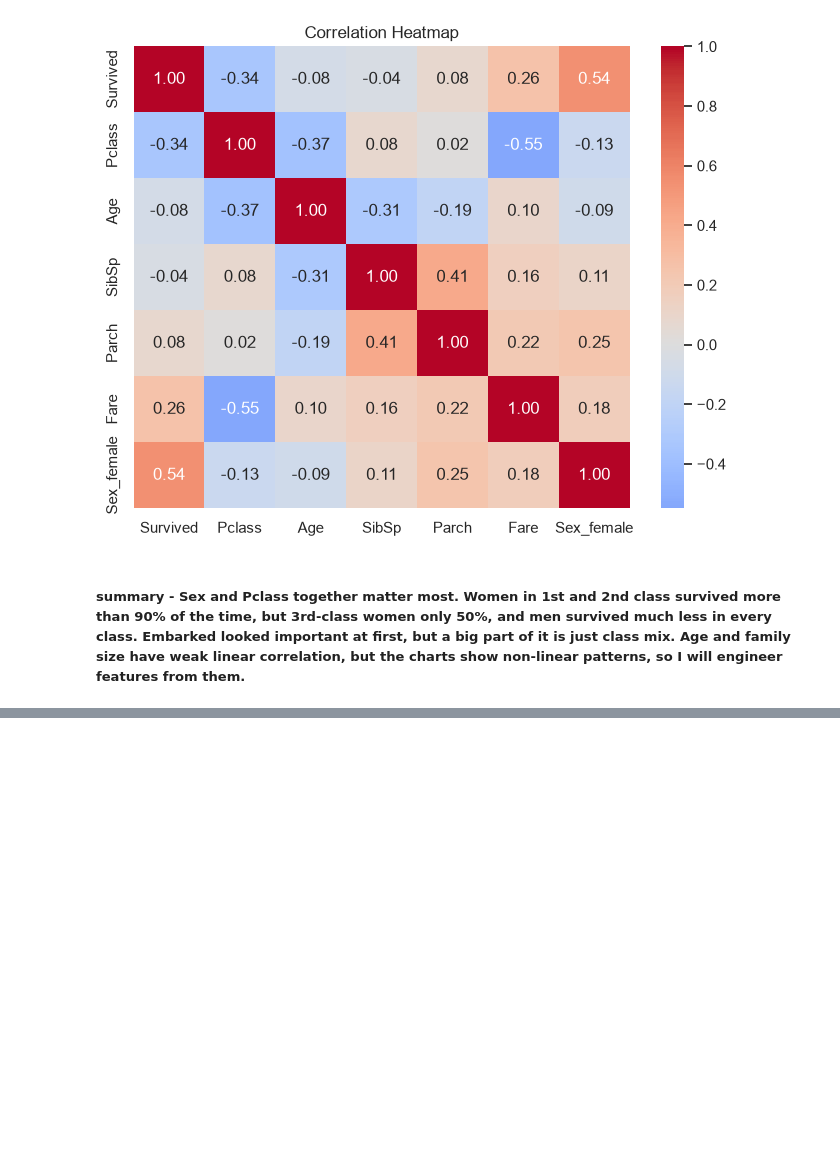
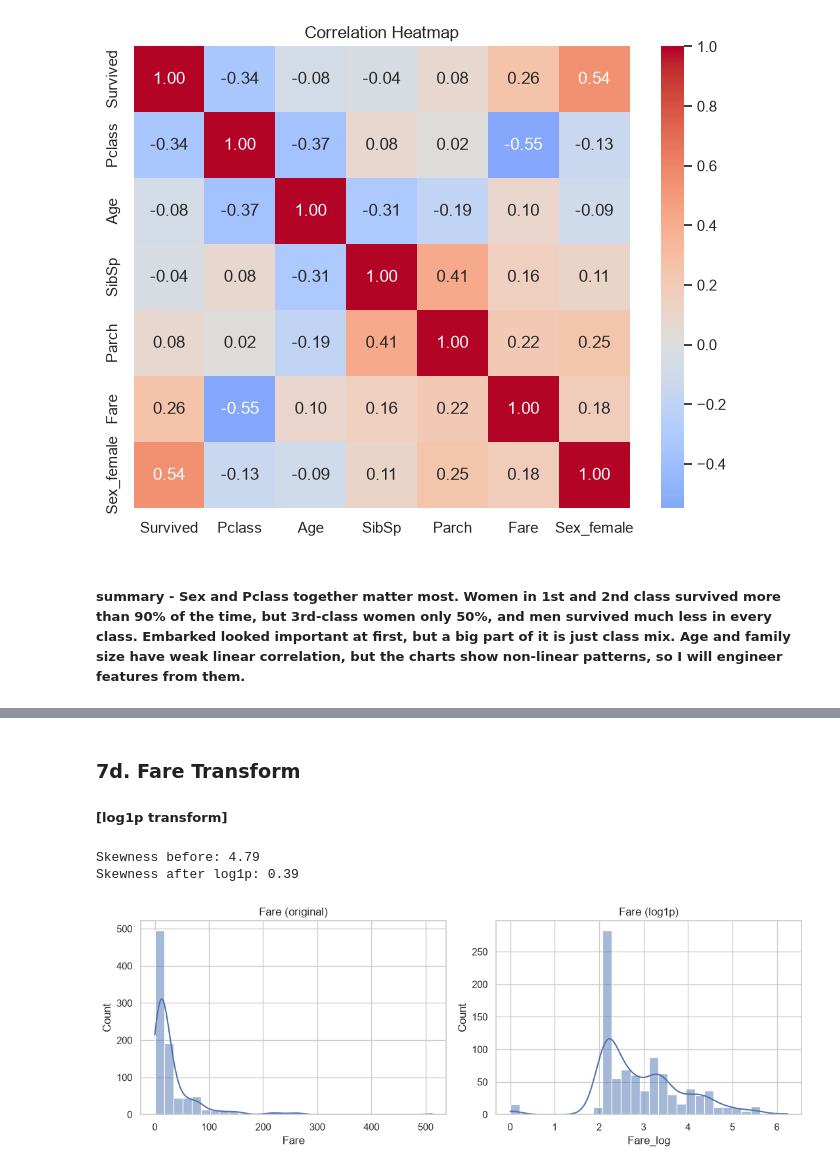
Before and after one commit to Tariqul-stack/titanic-survival-prediction, a Jupyter notebook: notebooks/01_eda.ipynb, the cells around one changed output, grey strips where cells are left out. Drawn from its saved outputs; the diff is of its cells as text; code cells hidden in the pictures; blank space fills up the shorter version.

```diff
--- a/notebooks/01_eda.ipynb
+++ b/notebooks/01_eda.ipynb
@@ -473,0 +478,5 @@ plt.show()
+# %%
+feat = df.copy()
+
+feat["Title"] = feat["Name"].str.extract(r",\s*([^\.]+)\.", expand=False).str.strip()
+print(feat["Title"].value_counts())
@@ -473,0 +505,13 @@ plt.show()
+# %%
+title_map = {"Mlle": "Miss", "Ms": "Miss", "Mme": "Mrs"}
+feat["Title"] = feat["Title"].replace(title_map)
+
+common = ["Mr", "Mrs", "Miss", "Master"]
+feat["Title"] = feat["Title"].where(feat["Title"].isin(common), "Rare")
+
+title_stats = feat.groupby("Title")["Survived"].agg(["mean", "count"])
+title_stats["survival_rate_%"] = (title_stats["mean"] * 100).round(1)
+display(title_stats[["survival_rate_%", "count"]].sort_values("survival_rate_%", ascending=False))
+
+print("Median Age by Title:")
+display(feat.groupby("Title")["Age"].median())
@@ -473,0 +537,5 @@ plt.show()
+# %%
+feat["has_cabin"] = feat["Cabin"].notnull().astype(int)
+
+display((feat.groupby("has_cabin")["Survived"].agg(["mean", "count"])))
+display((pd.crosstab(feat["has_cabin"], feat["Pclass"], normalize="columns") * 100).round(1))
@@ -473,0 +554,9 @@ plt.show()
+# %%
+feat["FamilySize"] = feat["SibSp"] + feat["Parch"] + 1
+feat["IsAlone"] = (feat["FamilySize"] == 1).astype(int)
+feat["FamilyGroup"] = pd.cut(feat["FamilySize"], bins=[0, 1, 4, 11],
+                             labels=["Alone", "Small (2-4)", "Large (5+)"])
+
+fam_stats = feat.groupby("FamilyGroup", observed=True)["Survived"].agg(["mean", "count"])
+fam_stats["survival_rate_%"] = (fam_stats["mean"] * 100).round(1)
+display(fam_stats[["survival_rate_%", "count"]])
@@ -473,0 +569,20 @@ plt.show()
+# %% [markdown]
+### 7d. Fare Transform
+##### [log1p transform]
+# %%
+feat["Fare_log"] = np.log1p(feat["Fare"])
+
+print("Skewness before:", round(feat["Fare"].skew(), 2))
+print("Skewness after log1p:", round(feat["Fare_log"].skew(), 2))
+
+fig, axes = plt.subplots(1, 2, figsize=(11, 4))
+sns.histplot(feat["Fare"], bins=30, kde=True, ax=axes[0])
+axes[0].set_title("Fare (original)")
+sns.histplot(feat["Fare_log"], bins=30, kde=True, ax=axes[1])
+axes[1].set_title("Fare (log1p)")
+plt.tight_layout()
+plt.show()
+# %% [output]
+Skewness before: 4.79
+Skewness after log1p: 0.39
+[figure, added]
```
Also changed, not shown: parts of 11 cells of this notebook, 1 other file.
